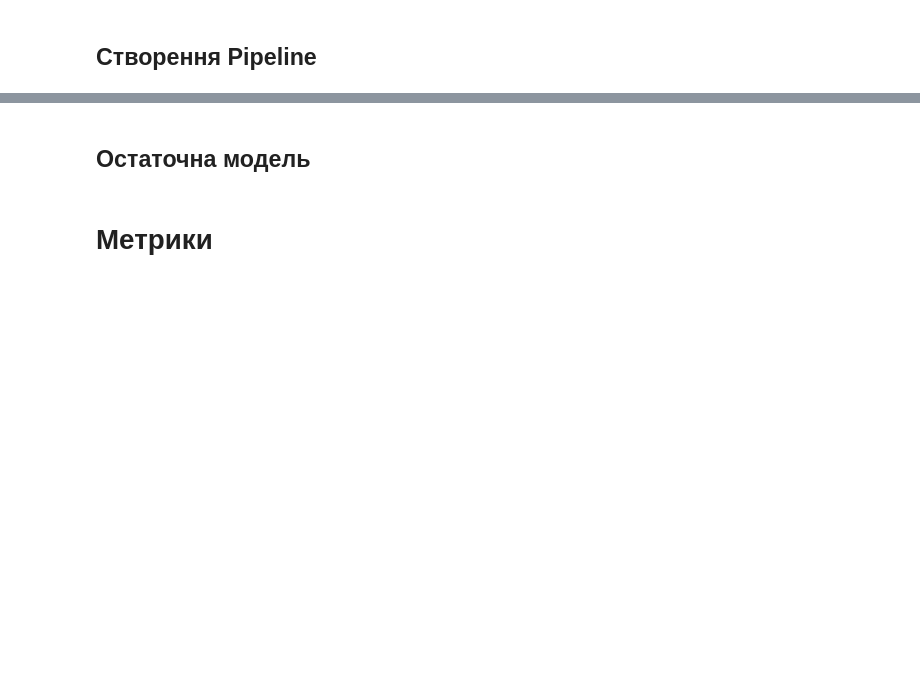
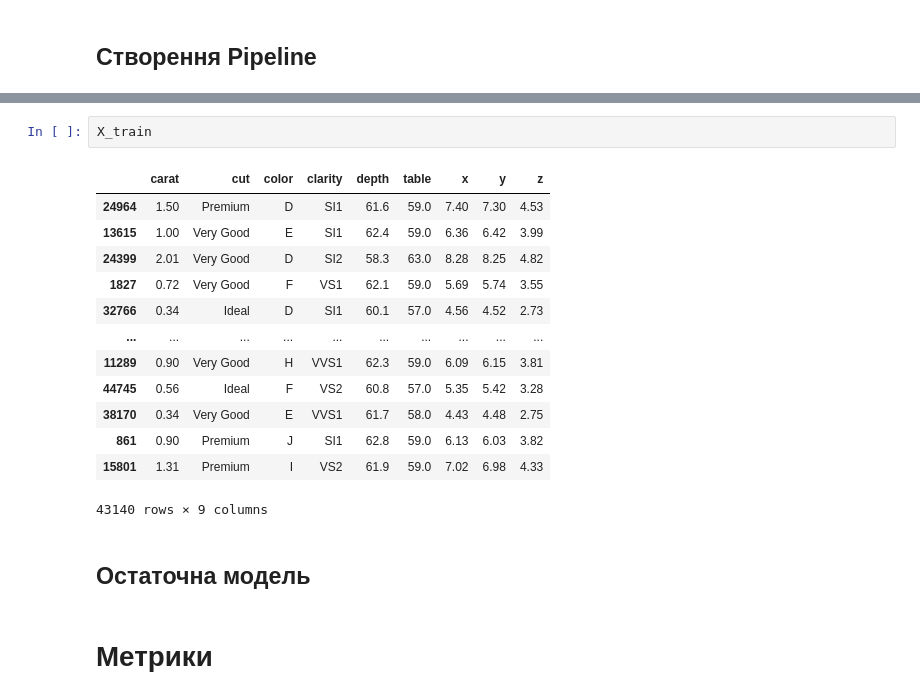
Before and after one commit to HalyshAnton/Python-AI, a Jupyter notebook: decision_tree.ipynb, the cells around one changed output, grey strips where cells are left out. Drawn from its saved outputs; the diff is of its cells as text; blank space fills up the shorter version.

```diff
--- a/decision_tree.ipynb
+++ b/decision_tree.ipynb
@@ -106,3 +268,19 @@ from sklearn.preprocessing import OneHotEncoder
+# %%
+X_train
+# %% [output]
+|  | carat | cut | color | clarity | depth | table | x | y | z |
+| 24964 | 1.50 | Premium | D | SI1 | 61.6 | 59.0 | 7.40 | 7.30 | 4.53 |
+| 13615 | 1.00 | Very Good | E | SI1 | 62.4 | 59.0 | 6.36 | 6.42 | 3.99 |
+| 24399 | 2.01 | Very Good | D | SI2 | 58.3 | 63.0 | 8.28 | 8.25 | 4.82 |
+| 1827 | 0.72 | Very Good | F | VS1 | 62.1 | 59.0 | 5.69 | 5.74 | 3.55 |
+| 32766 | 0.34 | Ideal | D | SI1 | 60.1 | 57.0 | 4.56 | 4.52 | 2.73 |
+| ... | ... | ... | ... | ... | ... | ... | ... | ... | ... |
+| 11289 | 0.90 | Very Good | H | VVS1 | 62.3 | 59.0 | 6.09 | 6.15 | 3.81 |
+| 44745 | 0.56 | Ideal | F | VS2 | 60.8 | 57.0 | 5.35 | 5.42 | 3.28 |
+| 38170 | 0.34 | Very Good | E | VVS1 | 61.7 | 58.0 | 4.43 | 4.48 | 2.75 |
+| 861 | 0.90 | Premium | J | SI1 | 62.8 | 59.0 | 6.13 | 6.03 | 3.82 |
+| 15801 | 1.31 | Premium | I | VS2 | 61.9 | 59.0 | 7.02 | 6.98 | 4.33 |
+43140 rows × 9 columns
 # %% [markdown]
 ## Остаточна модель
 # %% [markdown]
```
Also changed, not shown: parts of 16 cells of this notebook.
